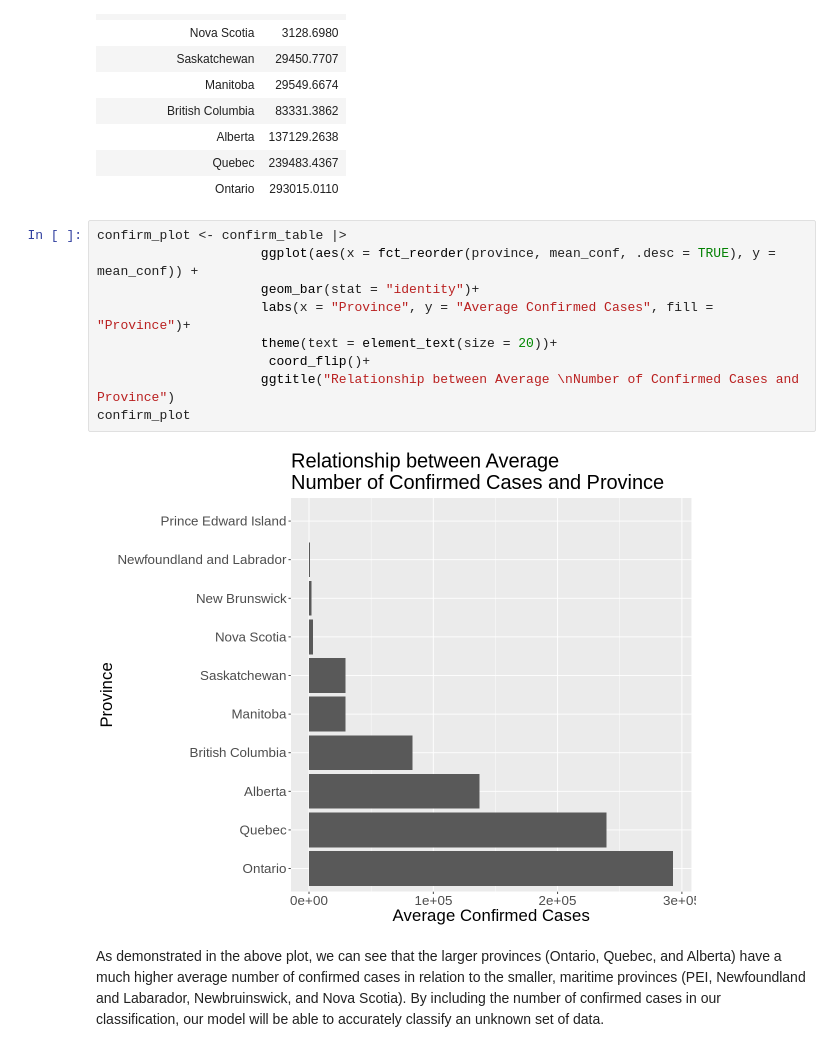
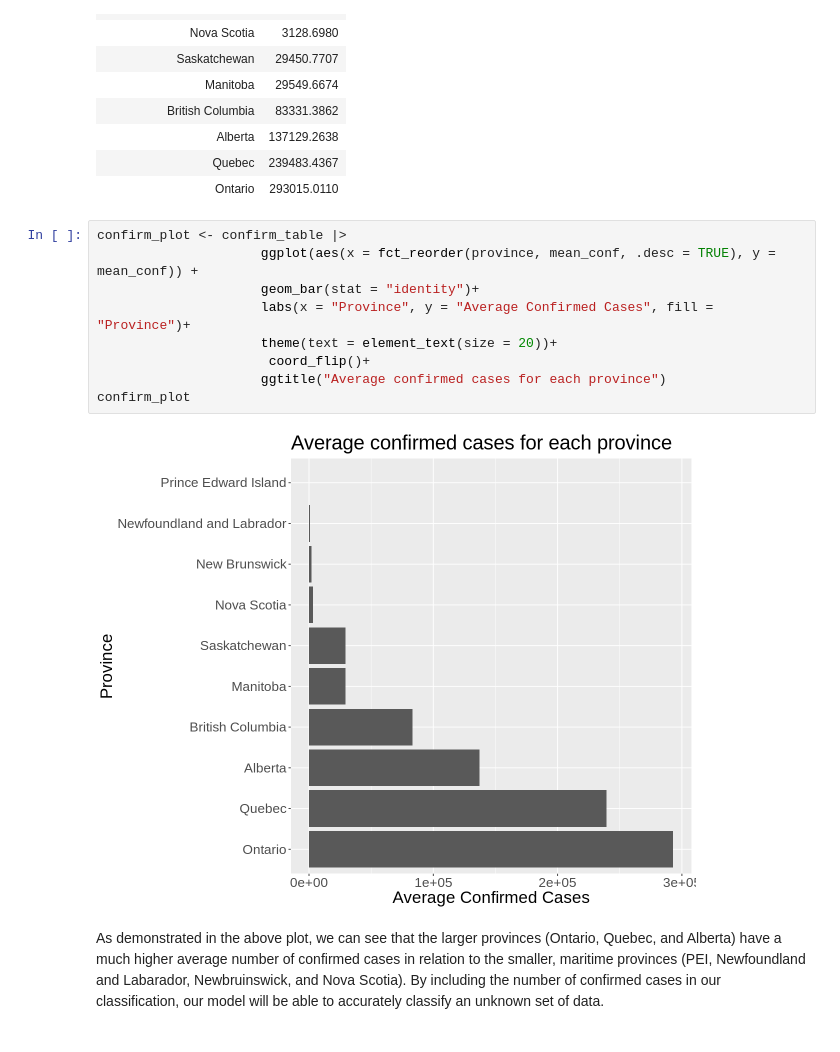
Before and after one commit to mikcblue7/dsci-100-project-group2, a Jupyter notebook: Group-2-Proposal.ipynb, the cells around one changed output. Cells and saved outputs as stored; diff of their text form.

```diff
--- a/Group-2-Proposal.ipynb
+++ b/Group-2-Proposal.ipynb
@@ -263,14 +265,14 @@ A tibble: 10 × 2
 # %%
 confirm_plot <- confirm_table |>
                      ggplot(aes(x = fct_reorder(province, mean_conf, .desc = TRUE), y = mean_conf)) +
                      geom_bar(stat = "identity")+
                      labs(x = "Province", y = "Average Confirmed Cases", fill = "Province")+
                      theme(text = element_text(size = 20))+
                       coord_flip()+
-                     ggtitle("Relationship between Average \nNumber of Confirmed Cases and Province")
+                     ggtitle("Average confirmed cases for each province")
 confirm_plot
 # %% [output]
-[figure, old version]
+[figure, new version]
 # %% [markdown]
 As demonstrated in the above plot, we can see that the larger provinces (Ontario, Quebec, and Alberta) have a much higher average number of confirmed cases in relation to the smaller, maritime provinces (PEI, Newfoundland and Labarador, Newbruinswick, and Nova Scotia). By including the number of confirmed cases in our classification, our model will be able to accurately classify an unknown set of data.
 # %% [markdown]
```
Also changed, not shown: parts of 9 cells of this notebook.
